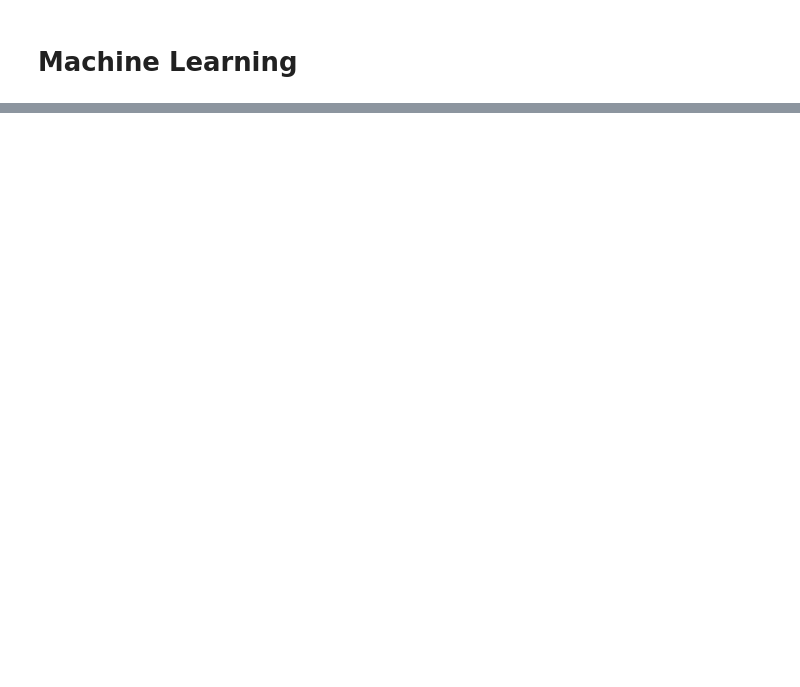
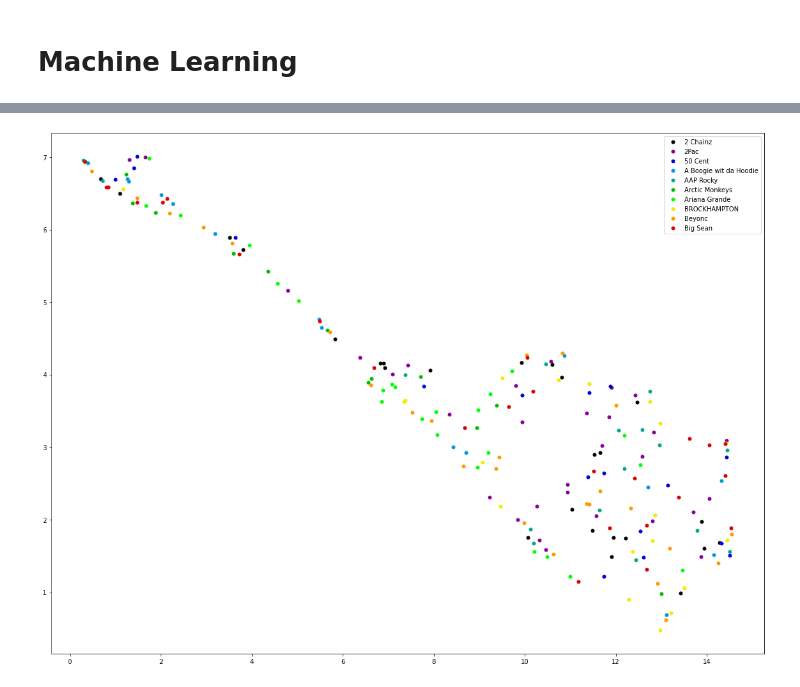
Before and after one commit to sciapponi/LyricStyleSpace, a Jupyter notebook: metric_learning.ipynb, the cells around one changed output, grey strips where cells are left out. Cells and saved outputs as stored; diff of their text form; code cells hidden in the pictures; blank space fills up the shorter version.

Commit message:
Model Improvements

```diff
--- a/metric_learning.ipynb
+++ b/metric_learning.ipynb
@@ -223,23 +240,30 @@ from transformers import get_linear_schedule_with_warmup
 from torch.utils.data import DataLoader
 from pytorch_metric_learning import distances, losses, miners, reducers, testers
 from pytorch_metric_learning.utils.accuracy_calculator import AccuracyCalculator
+from typing import Tuple
 
 device = 'cpu'
 if torch.cuda.is_available():
     device='cuda'
 
 class TransformerModel(torch.nn.Module):
-    def __init__(self, model_name, embedding_dim=128):
+    def __init__(self,
+                 model_name:str,
+                 hidden_dims:Tuple[int]=(128,)):
         super(TransformerModel, self).__init__()
         self.transformer = AutoModel.from_pretrained(model_name)
-        self.dense_layer = torch.nn.Linear(self.transformer.config.hidden_size, embedding_dim)
+        self.dense_layers = torch.nn.ModuleList()
+        last_hidden_size = self.transformer.config.hidden_size
+        for dim in hidden_dims:
+          self.dense_layers.append(torch.nn.Linear(last_hidden_size, dim))
+          last_hidden_size = dim
 
     def forward(self, input_ids, attention_mask):
         outputs = self.transformer(input_ids, attention_mask)
-        pooled_output = outputs["pooler_output"]
-        embeddings = self.dense_layer(pooled_output)
-        out = torch.nn.functional.relu(embeddings)
-        return out
+        output = outputs["pooler_output"]
+        for layer in self.dense_layers:
+          output = torch.nn.functional.relu(layer(output))
+        return output
 
 def train(model, loss_func, mining_func, device, train_loader, optimizer, epoch):
     model.train()
@@ -259,13 +283,13 @@ def train(model, loss_func, mining_func, device, train_loader, optimizer, epoch)
         optimizer.step()
         if batch_idx % 20 == 0:
             print(
-                "Epoch {} Iteration {}:  Number of mined triplets = {}".format(
+                "\tEpoch {} Iteration {}:  Number of mined triplets = {}".format(
                     epoch, batch_idx, mining_func.num_triplets
                 )
             )
 
     # Print the loss every epoch
-    print('Epoch [{}/{}], Loss: {}'.format(epoch, epochs, loss.item()))
+    # print('\tEpoch [{}/{}], Loss: {}'.format(epoch, epochs, loss.item()))
 
 def get_all_embeddings(dataloader, model):
   model.eval()
@@ -284,3 +308,19 @@ def test(train_loader, test_loader, model, accuracy_calculator):
   accuracies = accuracy_calculator.get_accuracy(test_embeddings, test_labels, train_embeddings, train_labels)
 
   print(f"Test set accuracy (Precision@1) = {accuracies['precision_at_1']}")
+# %%
+# Load pretrained model
+model = TransformerModel(modelckpt,(128,))
+model = model.to(device)
+
+summary(model)
+
+# # Freeze all the parameters in the pre-trained model
+# for param in model.parameters():
+#     param.requires_grad = False
+
+# Define your training data
+batch_size = 16
+train_loader = DataLoader(train_features,batch_size=batch_size, shuffle=True)
+test_loader = DataLoader(test_features,batch_size=batch_size, shuffle=True)
+val_loader = DataLoader(val_features,batch_size=batch_size, shuffle=True)
@@ -287 +348,9 @@ def test(train_loader, test_loader, model, accuracy_calculator):
+# %%
+# Visualize the latent space before the training
+umap_visualizer = umap.UMAP()
+embeddings, labels = get_all_embeddings(test_loader, model)
+embeddings_reduced = umap_visualizer.fit_transform(embeddings.cpu().numpy())
+visualize_embeddings(embeddings_reduced, labels.cpu().numpy(),artists_mappings)
+# %% [output]
+[figure, added]
 # %%
```
Also changed, not shown: parts of 14 cells of this notebook.
